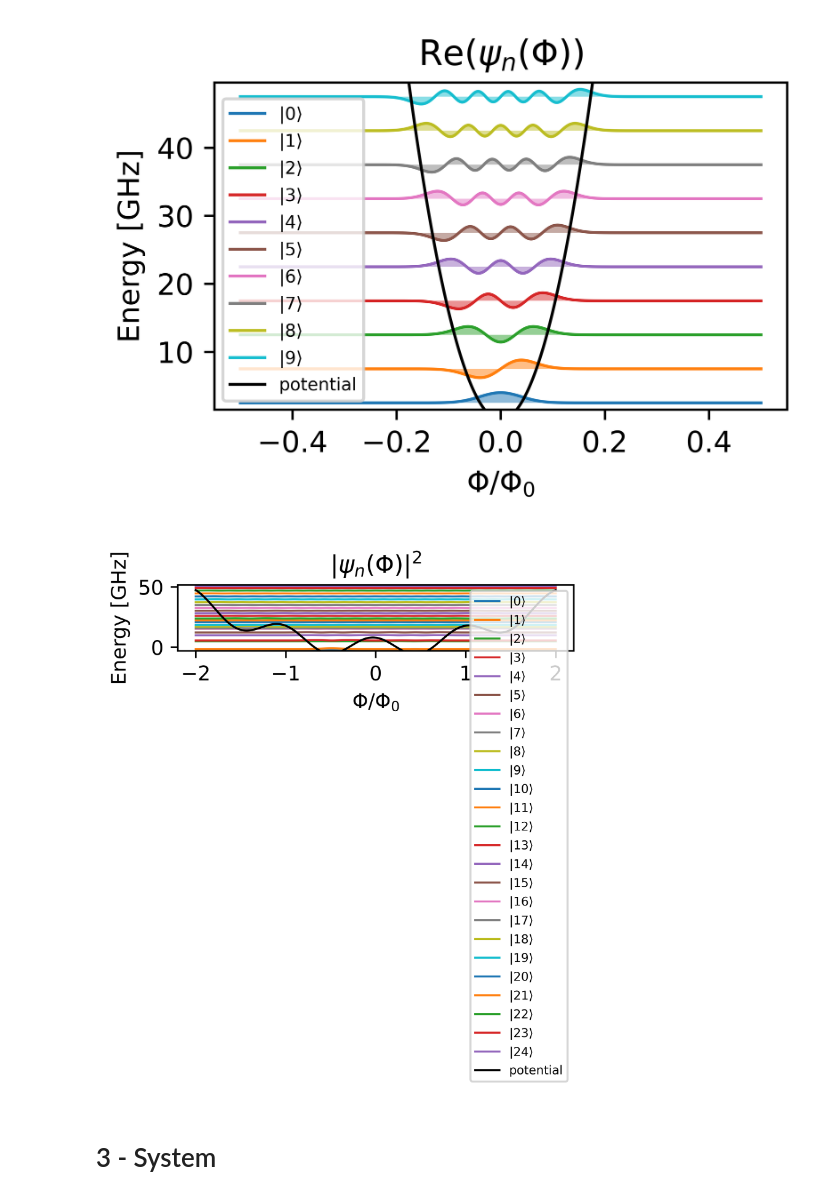
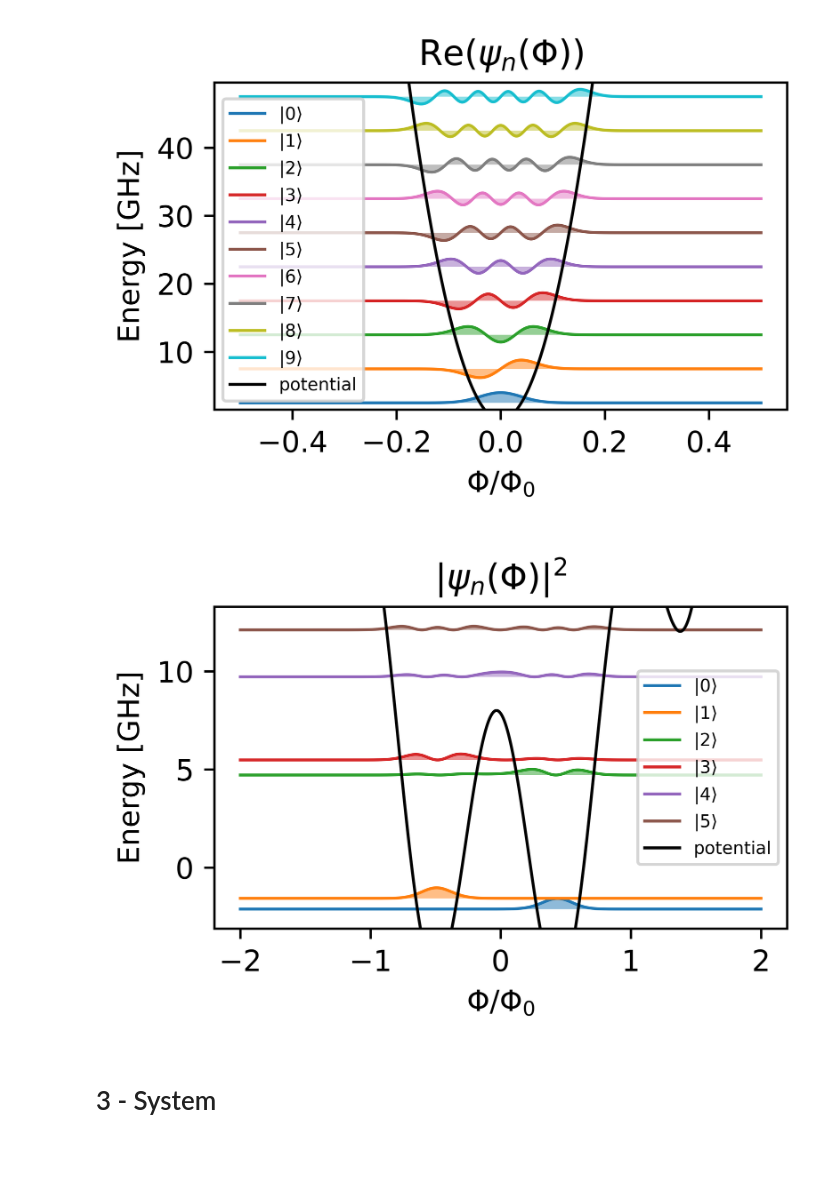
Before and after one commit to EQuS/qcsys, a Jupyter notebook: tutorials/1-demo.ipynb, the cells around one changed output. Saved outputs shown, nothing was run; the diff lists cells and outputs as text; code cells hidden in the pictures; blank space fills up the shorter version.

```diff
--- a/tutorials/1-demo.ipynb
+++ b/tutorials/1-demo.ipynb
@@ -35,9 +35,9 @@ qubit = qs.Fluxonium.create(
 )
 # %%
 phi_vals = jnp.linspace(-2,2,500)
-axs = qubit.plot_wavefunctions(phi_vals)
+axs = qubit.plot_wavefunctions(phi_vals, max_n=6)
 # %% [output]
-[figure, old version]
+[figure, new version]
 # %% [markdown]
 # 3 - System
 # %%
```
Also changed, not shown: 3 other files.
